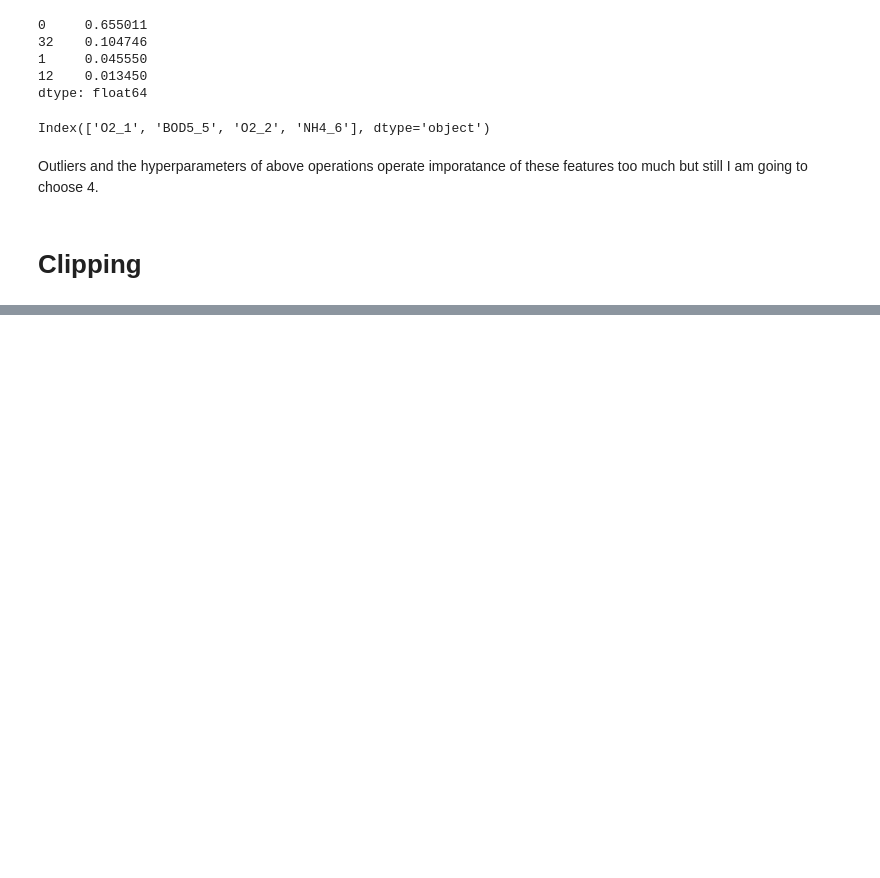
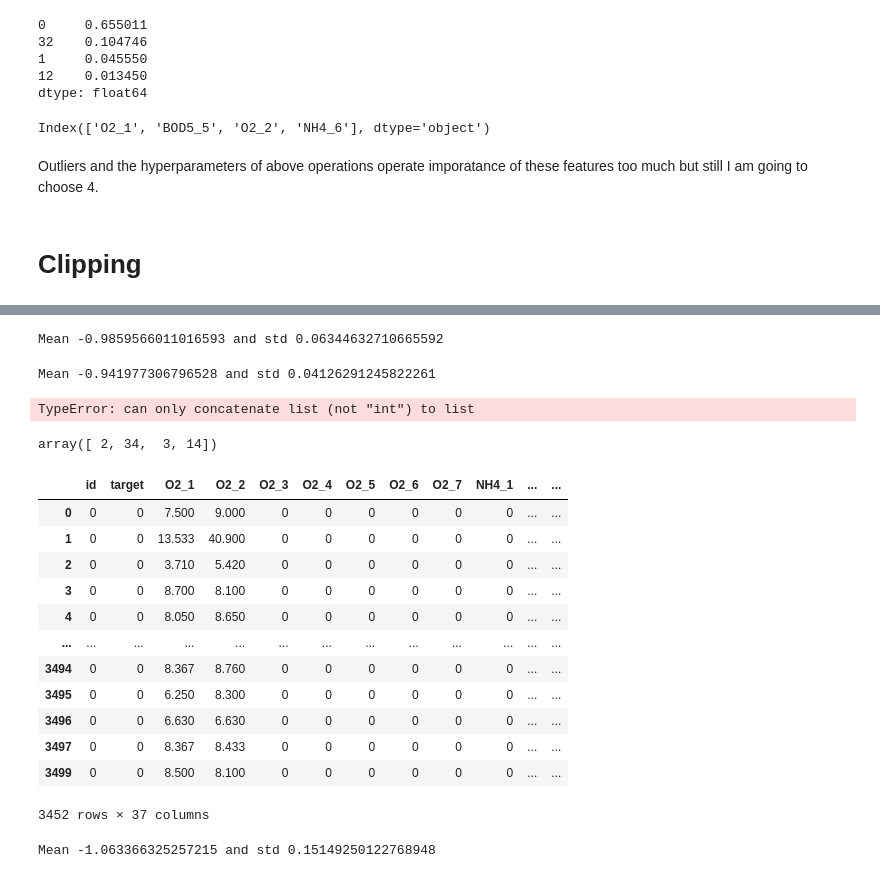
Before and after one commit to ameram/dissolved_o2_augmentation, a Jupyter notebook: playground_v8_final.ipynb, the cells around one changed output, grey strips where cells are left out. Cells and saved outputs as stored; diff of their text form; code cells hidden in the pictures; blank space fills up the shorter version.

```diff
--- a/playground_v8_final.ipynb
+++ b/playground_v8_final.ipynb
@@ -347,0 +356,37 @@ test_with_std(X.iloc[:, columns_idx], y_16, n=5)
+# %%
+test_with_std(X.iloc[:, columns_idx_x], y_20, n=7)
+# %% [output]
+Mean -0.9859566011016593 and std 0.06344632710665592
+# %%
+test_with_std(X.iloc[:, columns_idx_x], y_16, n=7)
+# %% [output]
+Mean -0.941977306796528 and std 0.04126291245822261
+# %%
+df_sub = df_clean.copy()
+df_sub[:]=0
+# %%
+columns_idxcol
+# %% [output]
+TypeError: can only concatenate list (not "int") to list
+# %%
+col_np = np.array(columns_idx)
+col_np+2
+# %% [output]
+array([ 2, 34,  3, 14])
+# %%
+df_sub.iloc[:, col_np+2] = df_clean.iloc[:,col_np+2]
+df_sub
+# %% [output]
+|  | id | target | O2_1 | O2_2 | O2_3 | O2_4 | O2_5 | O2_6 | O2_7 | NH4_1 | ... | ... |
+| 0 | 0 | 0 | 7.500 | 9.000 | 0 | 0 | 0 | 0 | 0 | 0 | ... | ... |
+| 1 | 0 | 0 | 13.533 | 40.900 | 0 | 0 | 0 | 0 | 0 | 0 | ... | ... |
+| 2 | 0 | 0 | 3.710 | 5.420 | 0 | 0 | 0 | 0 | 0 | 0 | ... | ... |
+| 3 | 0 | 0 | 8.700 | 8.100 | 0 | 0 | 0 | 0 | 0 | 0 | ... | ... |
+| 4 | 0 | 0 | 8.050 | 8.650 | 0 | 0 | 0 | 0 | 0 | 0 | ... | ... |
+| ... | ... | ... | ... | ... | ... | ... | ... | ... | ... | ... | ... | ... |
+| 3494 | 0 | 0 | 8.367 | 8.760 | 0 | 0 | 0 | 0 | 0 | 0 | ... | ... |
+| 3495 | 0 | 0 | 6.250 | 8.300 | 0 | 0 | 0 | 0 | 0 | 0 | ... | ... |
+| 3496 | 0 | 0 | 6.630 | 6.630 | 0 | 0 | 0 | 0 | 0 | 0 | ... | ... |
+| 3497 | 0 | 0 | 8.367 | 8.433 | 0 | 0 | 0 | 0 | 0 | 0 | ... | ... |
+| 3499 | 0 | 0 | 8.500 | 8.100 | 0 | 0 | 0 | 0 | 0 | 0 | ... | ... |
+3452 rows × 37 columns
@@ -347,0 +400,4 @@ test_with_std(X.iloc[:, columns_idx], y_16, n=5)
+# %%
+test_with_std(X.iloc[:, columns_idx_x], y_clipped(7, 35), n=5)
+# %% [output]
+Mean -1.063366325257215 and std 0.15149250122768948
```
Also changed, not shown: parts of 13 cells of this notebook.
